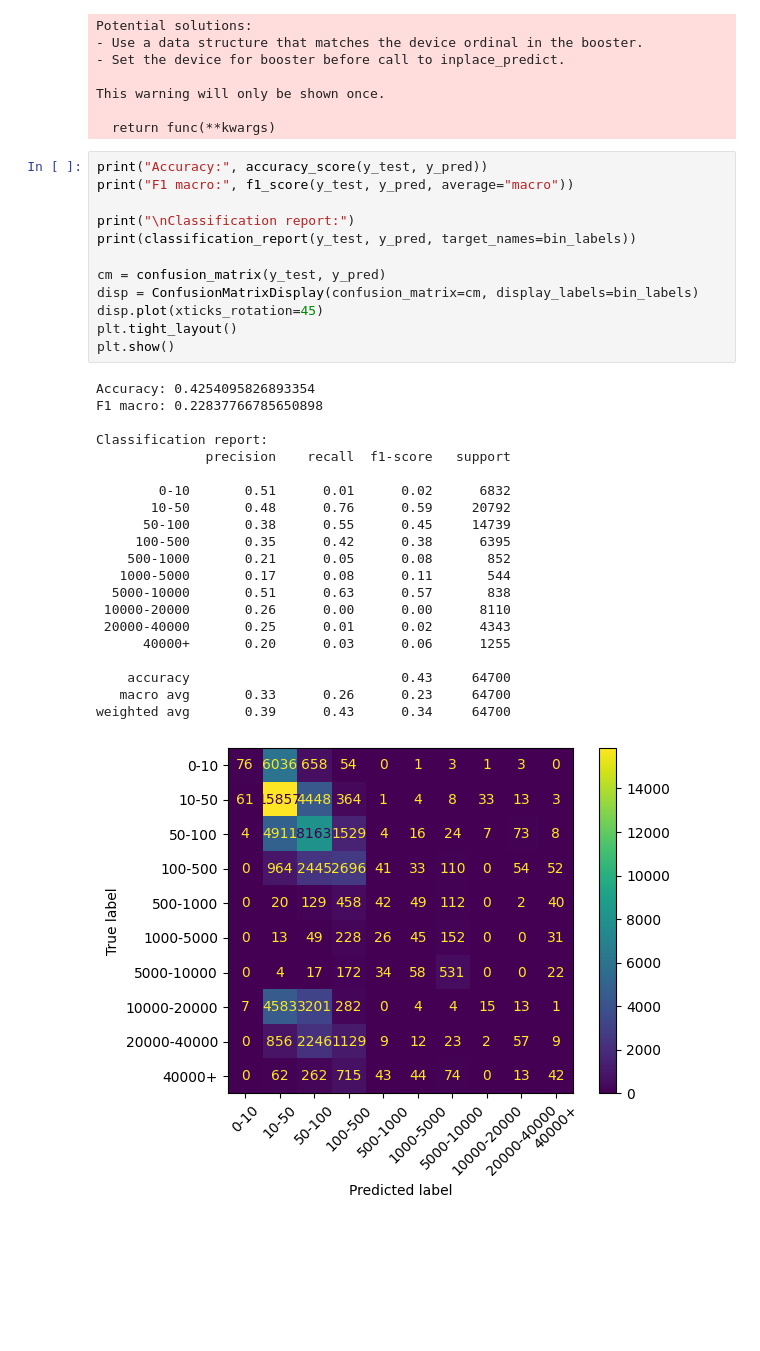
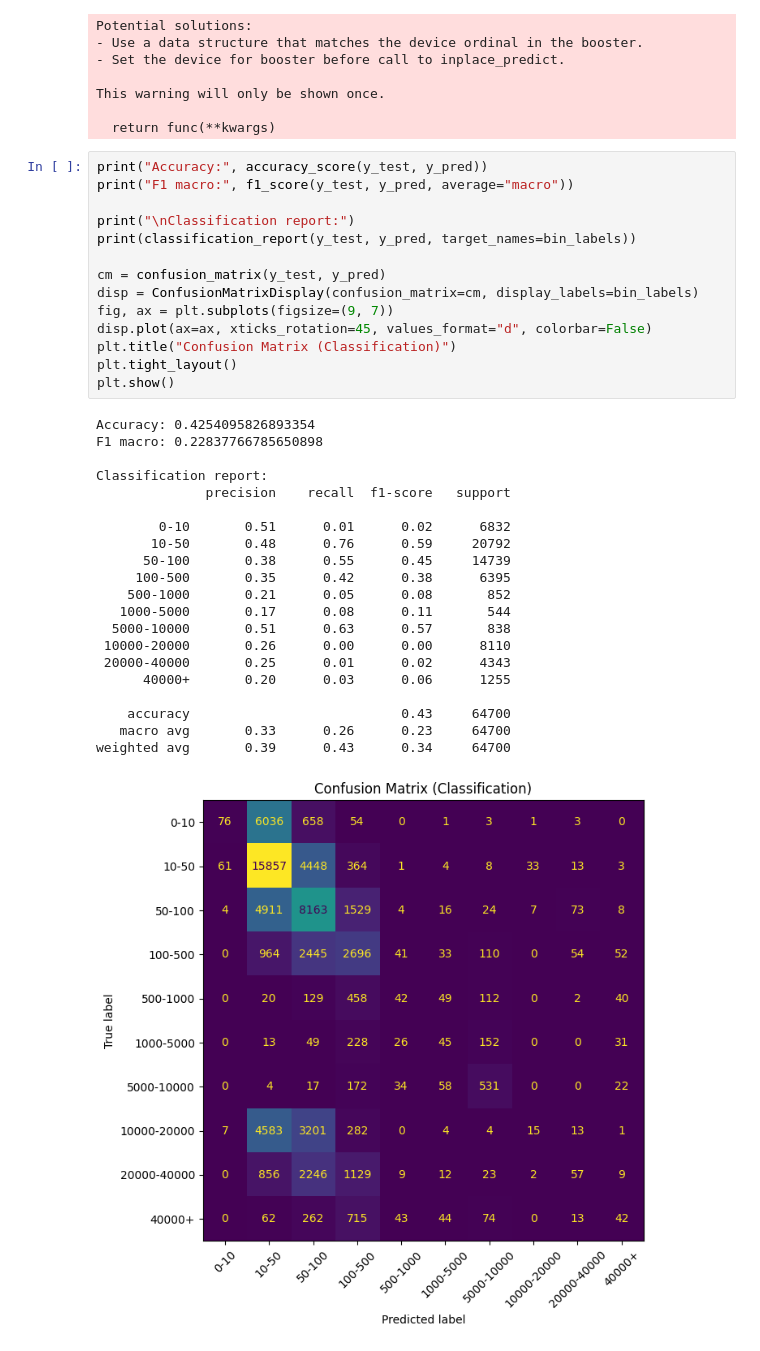
Before and after one commit to ande310g/imdb, a Jupyter notebook: src/XGBoost_Classifier/testing.ipynb, the cells around one changed output. Cells and saved outputs as stored; diff of their text form; blank space fills up the shorter version.

```diff
--- a/src/XGBoost_Classifier/testing.ipynb
+++ b/src/XGBoost_Classifier/testing.ipynb
@@ -52,32 +52,34 @@ print("Accuracy:", accuracy_score(y_test, y_pred))
 print("F1 macro:", f1_score(y_test, y_pred, average="macro"))
 
 print("\nClassification report:")
 print(classification_report(y_test, y_pred, target_names=bin_labels))
 
 cm = confusion_matrix(y_test, y_pred)
 disp = ConfusionMatrixDisplay(confusion_matrix=cm, display_labels=bin_labels)
-disp.plot(xticks_rotation=45)
+fig, ax = plt.subplots(figsize=(9, 7))
+disp.plot(ax=ax, xticks_rotation=45, values_format="d", colorbar=False)
+plt.title("Confusion Matrix (Classification)")
 plt.tight_layout()
 plt.show()
 # %% [output]
 Accuracy: 0.4254095826893354
 F1 macro: 0.22837766785650898
 
 Classification report:
               precision    recall  f1-score   support
 
         0-10       0.51      0.01      0.02      6832
        10-50       0.48      0.76      0.59     20792
       50-100       0.38      0.55      0.45     14739
      100-500       0.35      0.42      0.38      6395
     500-1000       0.21      0.05      0.08       852
    1000-5000       0.17      0.08      0.11       544
   5000-10000       0.51      0.63      0.57       838
  10000-20000       0.26      0.00      0.00      8110
  20000-40000       0.25      0.01      0.02      4343
       40000+       0.20      0.03      0.06      1255
 
     accuracy                           0.43     64700
    macro avg       0.33      0.26      0.23     64700
 weighted avg       0.39      0.43      0.34     64700
-[figure, old version]
+[figure, new version]
```
Also changed, not shown: parts of 7 cells of this notebook.
